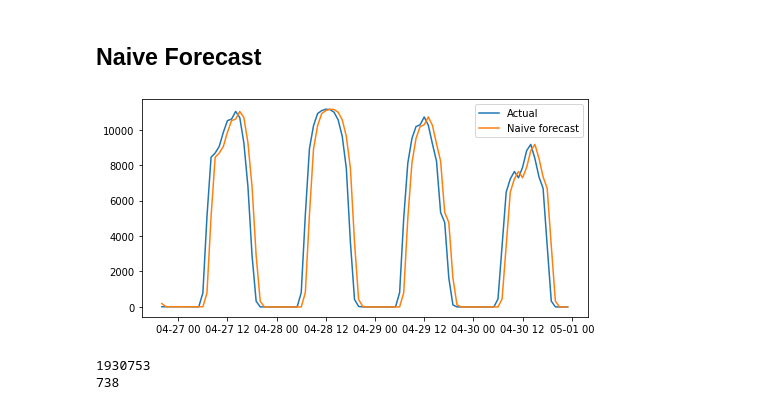
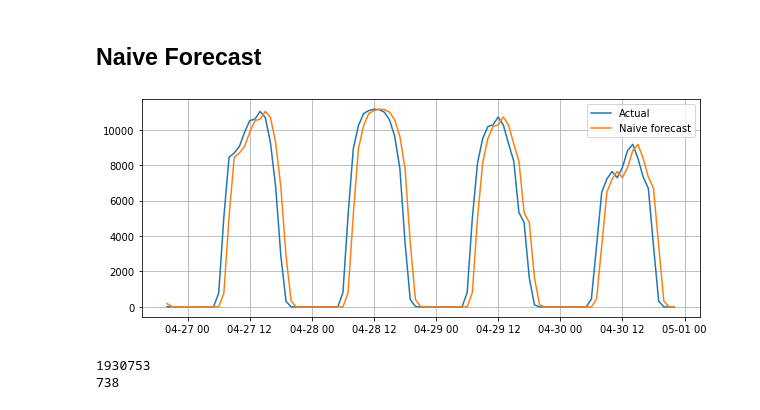
Before and after one commit to dlevonian/california_renewables, a Jupyter notebook: caiso_forecast.ipynb, the cells around one changed output. Cells and saved outputs as stored; diff of their text form; code cells hidden in the pictures.

```diff
--- a/caiso_forecast.ipynb
+++ b/caiso_forecast.ipynb
@@ -90,8 +112,0 @@ naive_forecast = series[split_time-1:-1]
-# %%
-plt.figure(figsize=(8,4))
-plt.plot(time_test[-100:], x_test[-100:], label='Actual')
-plt.plot(time_test[-100:], naive_forecast[-100:], label='Naive forecast')
-plt.legend()
-plt.show()
-# %% [output]
-[figure, removed]
@@ -98,3 +116,7 @@ plt.show()
+# %%
+plot_series((-100,-1), time_test, {'Actual': x_test, 'Naive forecast': naive_forecast})
+# %% [output]
+[figure, added]
 # %%
 print(keras.metrics.mean_squared_error(x_test, naive_forecast).numpy())
 print(keras.metrics.mean_absolute_error(x_test, naive_forecast).numpy())
```
Also changed, not shown: parts of 60 cells of this notebook.
